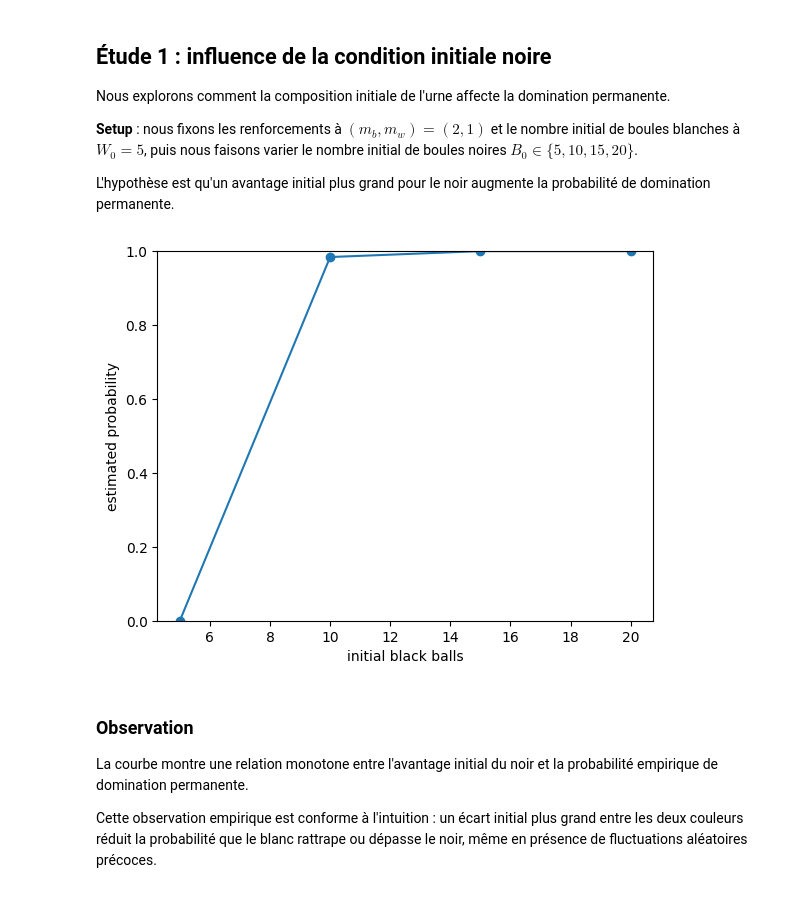
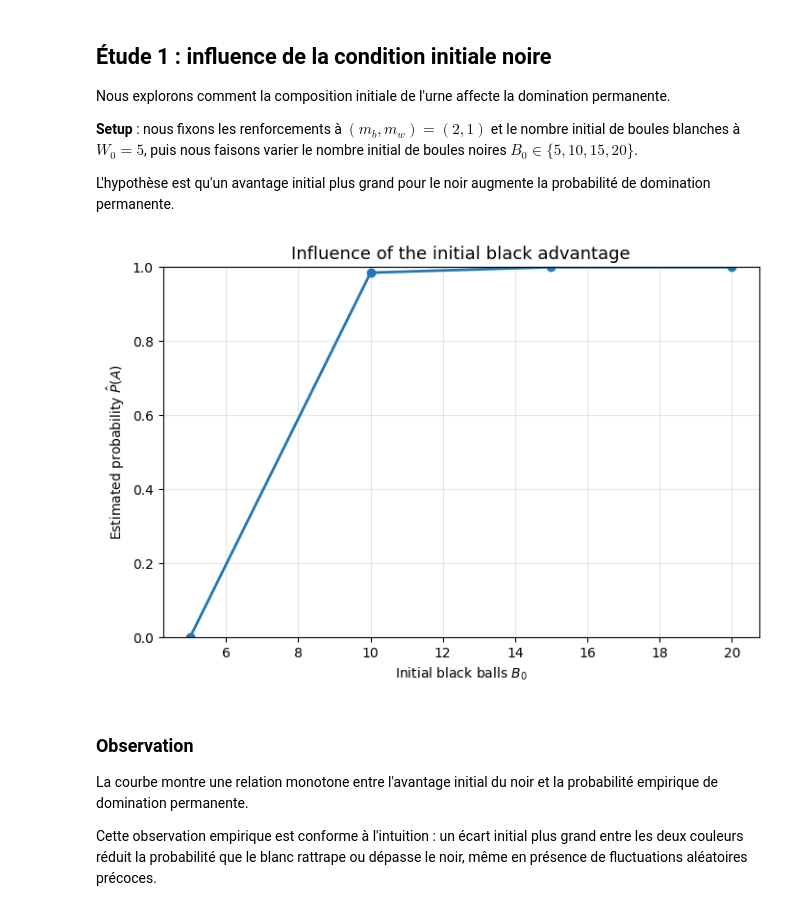
Before and after one commit to lolipop913/TER_Polya, a Jupyter notebook: notebooks/03_parameter_sensitivity.ipynb, the cells around one changed output. Drawn from its saved outputs; the diff is of its cells as text; code cells hidden in the pictures.

```diff
--- a/notebooks/03_parameter_sensitivity.ipynb
+++ b/notebooks/03_parameter_sensitivity.ipynb
@@ -33,7 +48,7 @@ def estimate_probability(
     white_initial,
     black_reinforcement,
     white_reinforcement,
-    n_steps=100,
+    n_steps=1000,
     n_simulations=1000
 ):
 
@@ -97,20 +112,30 @@ for b0 in black_initial_values:
 
     probabilities.append(p)
 # %%
+plt.figure(figsize=(8,5))
+
 plt.plot(
     black_initial_values,
     probabilities,
-    marker="o"
+    marker="o",
+    linewidth=2
 )
 
-plt.xlabel("initial black balls")
-plt.ylabel("estimated probability")
+plt.xlabel(r"Initial black balls $B_0$")
+plt.ylabel(r"Estimated probability $\hat P(A)$")
 
 plt.ylim(0, 1)
 
+plt.grid(alpha=0.3)
+
+plt.title(
+    "Influence of the initial black advantage",
+    fontsize=13
+)
+
 plt.show()
 # %% [output]
-[figure, old version]
+[figure, new version]
 # %% [markdown]
 ### Observation
 
```
Also changed, not shown: parts of 3 cells of this notebook, 3 other files.
